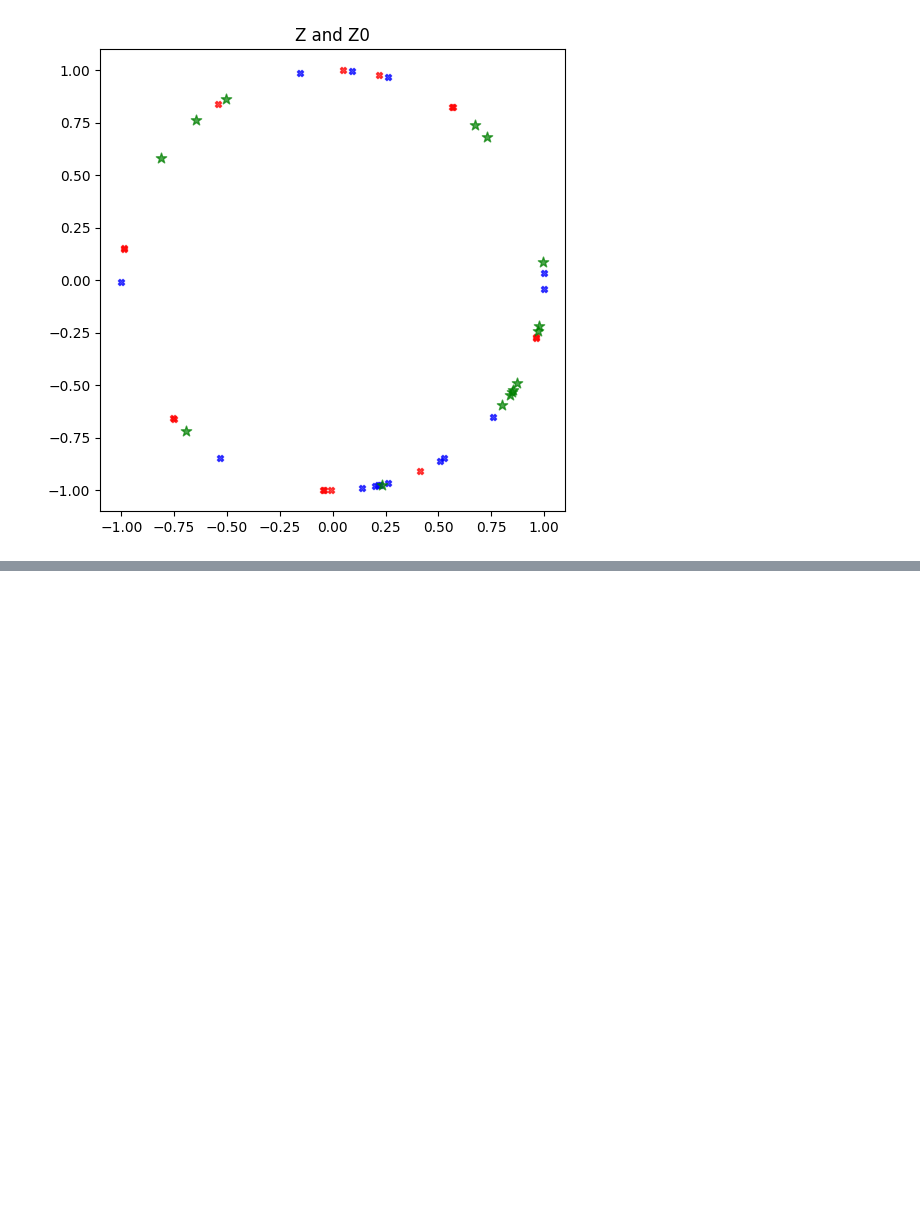
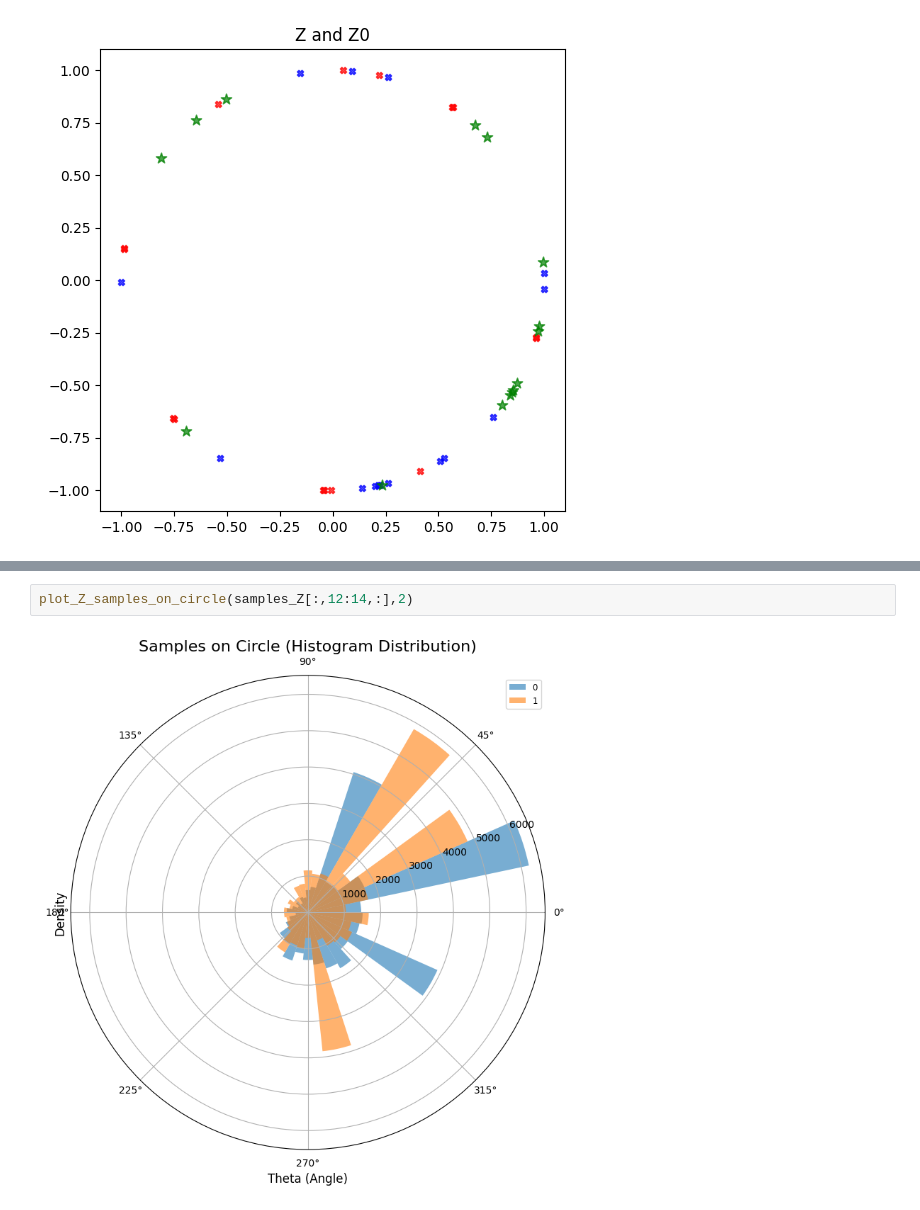
Before and after one commit to cnosa/LatentSpaces_Network_Manifold, a Jupyter notebook: RobustExample/LSMN_Geodesic_2D.ipynb, the cells around one changed output, grey strips where cells are left out. Saved outputs shown, nothing was run; the diff lists cells and outputs as text; blank space fills up the shorter version.

```diff
--- a/RobustExample/LSMN_Geodesic_2D.ipynb
+++ b/RobustExample/LSMN_Geodesic_2D.ipynb
@@ -531,3 +524,7 @@ plot_Z_samples_on_circle(samples_Z[:,1:4,:],3)
+# %%
+plot_Z_samples_on_circle(samples_Z[:,12:14,:],2)
+# %% [output]
+[figure, added]
 # %%
 plt.hist(np.mod(np.arctan2(samples_Z[:,11,1],samples_Z[:,11,0]),np.pi),bins = 50)
 plt.show()
```
Also changed, not shown: parts of 13 cells of this notebook, 3 other files.
